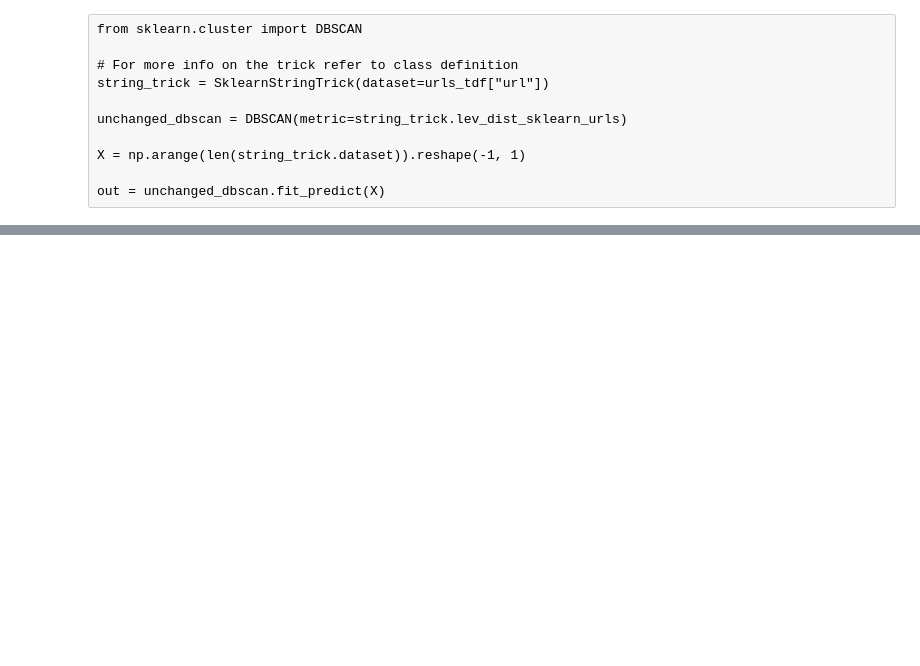
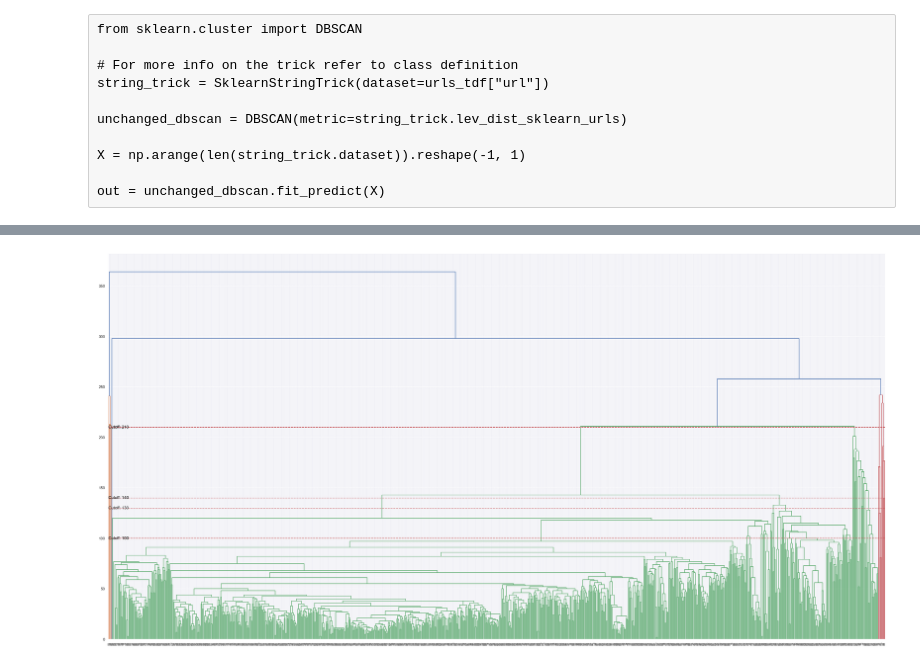
Before and after one commit to Kairixir/URL-domain-name-clustering, a Jupyter notebook: bachelor_thesis.ipynb, the cells around one changed output, grey strips where cells are left out. Saved outputs shown, nothing was run; the diff lists cells and outputs as text; code cells hidden in the pictures; blank space fills up the shorter version.

```diff
--- a/bachelor_thesis.ipynb
+++ b/bachelor_thesis.ipynb
@@ -133,0 +174,20 @@ out = unchanged_dbscan.fit_predict(X)
+# %%
+CUTOFF = [100, 130, 140, 210]
+
+# Load the figure object from the previous cell
+fig = fig1
+
+# Get the axes object from the figure
+ax = fig.axes[0]
+
+# Add the cutoff horizontal line
+# Add horizontal line
+for cutoff in CUTOFF:
+    ax.axhline(y=cutoff, color='r', linestyle='--')
+    ax.text(x=ax.get_xlim()[0], y=cutoff, s=f'Cutoff: {cutoff}', va='center')
+
+
+# Show the plot
+fig
+# %% [output]
+[figure, added]
```
Also changed, not shown: parts of 10 cells of this notebook, 1 other file.
